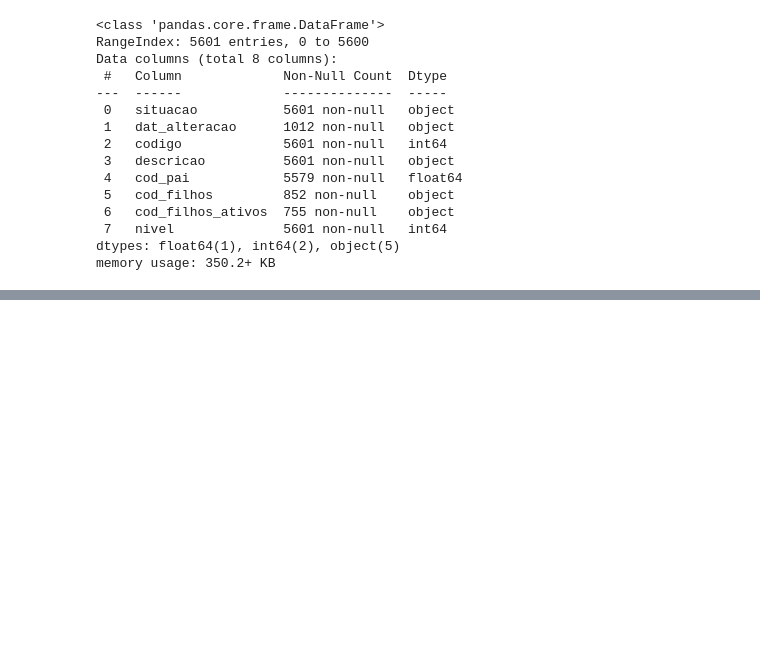
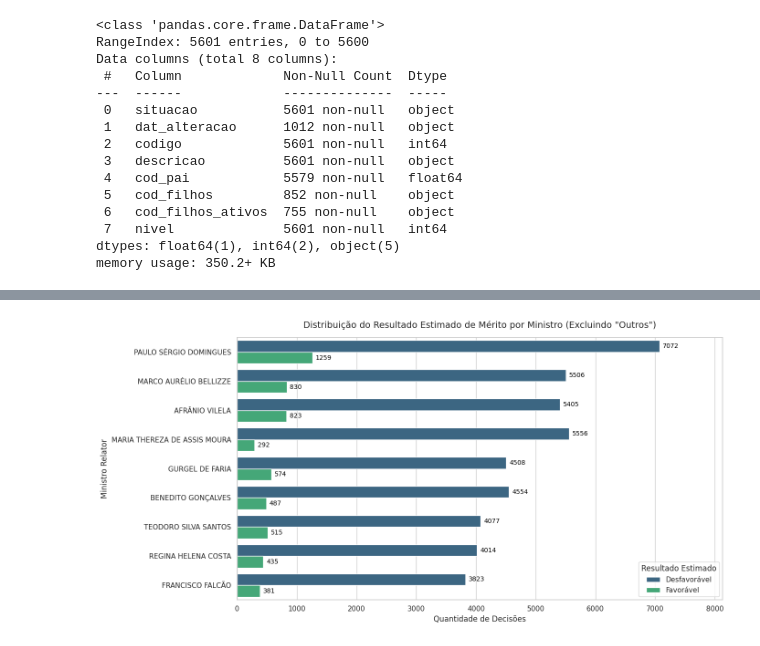
Before and after one commit to rafaeldebarros/MVP_machine_learning, a Jupyter notebook: MVP_ML_DL.ipynb, the cells around one changed output, grey strips where cells are left out. Cells and saved outputs as stored; diff of their text form; code cells hidden in the pictures; blank space fills up the shorter version.

```diff
--- a/MVP_ML_DL.ipynb
+++ b/MVP_ML_DL.ipynb
@@ -117,0 +127,9 @@ O CNJ disponibiliza esses códigos e uma descrição destes na seguinte URL "htt
+# %%
+# 1. Carregar o arquivo .csv de metadados
+csv_url_metadados = "https://raw.githubusercontent.com/rafaeldebarros/MVP_machine_learning/refs/heads/main/STJ_consolidado_1S_2026.json"
+
+metadados_decisoes_1S = pd.read_csv(csv_url_metadados, sep = ";")
+display(metadados_decisoes_1S.head())
+
+# Converter para DataFrame do Pandas para facilitar a manipulação
+df = pd.DataFrame(metadados_decisoes_1S)
@@ -202,3 +188,8 @@ Assuntos Traduzidos: ['DIREITO ADMINISTRATIVO E OUTRAS MATÉRIAS DE DIREITO PÚB
+# %%
+
+
+# Aplicando a função de tradução dos código de assuntos do CNJ
+df['assuntos_nomeados'] = df['assuntos'].apply(lambda x: traduzir_codigos_cnj(x, mapa_assuntos))
 # %%
 
 # ==========================================
@@ -255,0 +438,64 @@ for i in range(num_clusters):
+# %%
+
+# =====================================================================
+# 1. FILTRAR OS DADOS (Mantendo Ministros e excluindo 'Outros')
+# =====================================================================
+# Criamos o sub-dataframe de mérito preservando todas as colunas originais (incluindo NM_MINISTRO)
+df_merito = df[df['Resultado_Estimado'] != 'Outros'].copy()
+
+# =====================================================================
+# 2. EXIBIR ESTATÍSTICA DE MÉRITO POR MINISTRO (Tabela)
+# =====================================================================
+print("="*60)
+print("VOLUMETRIA DE DECISÕES DE MÉRITO POR MINISTRO")
+print("="*60)
+# Cria uma tabela cruzada para ver a quantidade exata de cada classe por Ministro
+tabela_ministro_merito = pd.crosstab(
+    df_merito['NM_MINISTRO'],
+    df_merito['Resultado_Estimado'],
+    margins=True,
+    margins_name="Total Geral"
+)
+print(tabela_ministro_merito)
+print("="*60 + "\n")
+
+# =====================================================================
+# 3. GERAÇÃO DO GRÁFICO DE BARRAS AGRUPADO
+# =====================================================================
+plt.figure(figsize=(14, 7))
+
+# Criamos o gráfico de contagem cruzando os Ministros com os Resultados de mérito
+ax = sns.countplot(
+    data=df_merito,
+    y='NM_MINISTRO',
+    hue='Resultado_Estimado',
+    order=df_merito['NM_MINISTRO'].value_counts().index, # Ordena pelos Ministros com mais processos de mérito
+    palette='viridis'
+)
+
+# Adiciona os rótulos numéricos nas barras horizontais para facilitar a leitura
+for p in ax.patches:
+    largura = p.get_width()
+    if largura > 0: # Só coloca número se a barra tiver valor
+        ax.annotate(
+            f'{int(largura)}',
+            (largura, p.get_y() + p.get_height() / 2.),
+            ha='left',
+            va='center',
+            fontsize=10,
+            color='black',
+            xytext=(5, 0),
+            textcoords='offset points'
+        )
+
+# Configurações de layout
+plt.title('Distribuição do Resultado Estimado de Mérito por Ministro (Excluindo "Outros")', fontsize=14, pad=15)
+plt.xlabel('Quantidade de Decisões', fontsize=12)
+plt.ylabel('Ministro Relator', fontsize=12)
+plt.legend(title='Resultado Estimado', loc='lower right')
+
+# Ajusta o limite do eixo X para os números não sumirem na borda direita
+plt.xlim(0, df_merito.groupby(['NM_MINISTRO', 'Resultado_Estimado']).size().max() * 1.15)
+plt.tight_layout()
+plt.show()
+# %% [output]
@@ -255,0 +518 @@ for i in range(num_clusters):
+[figure, added]
```
Also changed, not shown: parts of 36 cells of this notebook.
